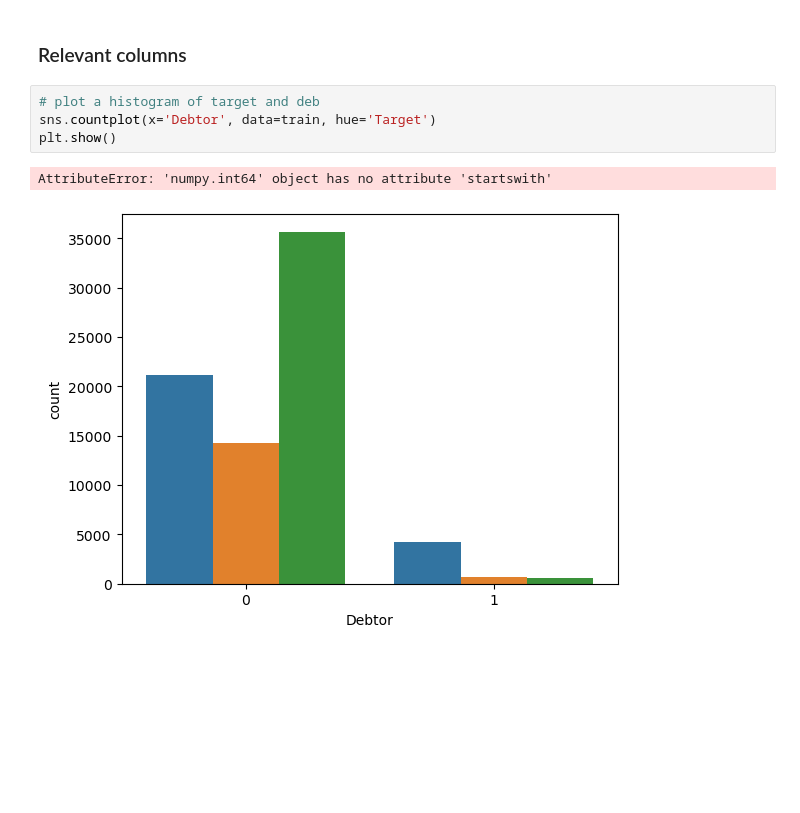
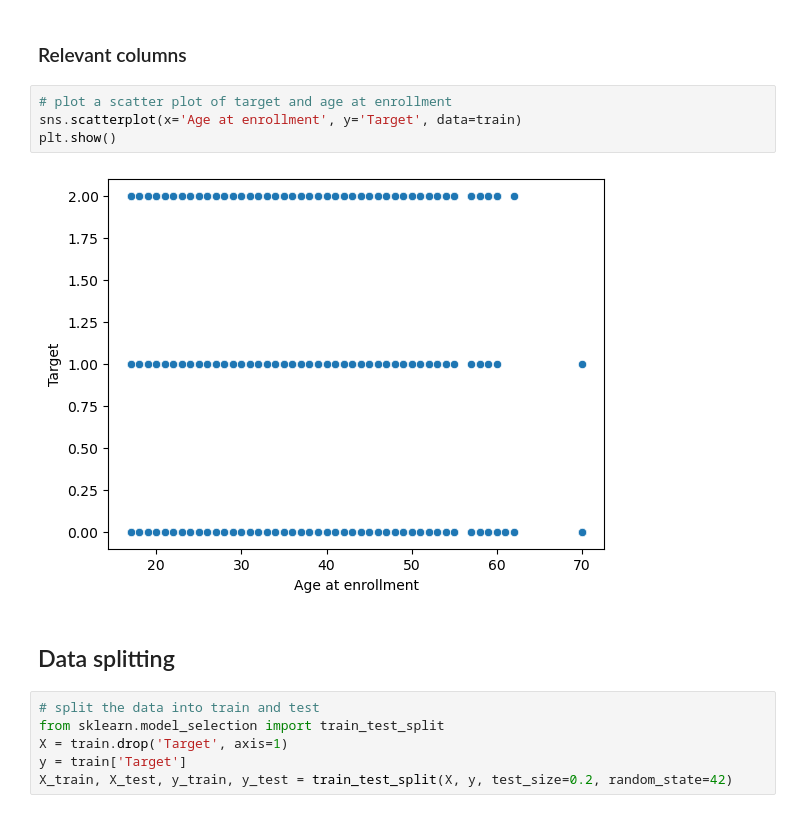
Before and after one commit to VishalyGinny/Data-Science-Projects, a Jupyter notebook: Academic/Academic.ipynb, the cells around one changed output. Cells and saved outputs as stored; diff of their text form; blank space fills up the shorter version.

```diff
--- a/Academic/Academic.ipynb
+++ b/Academic/Academic.ipynb
@@ -168,9 +161,16 @@ plt.show()
 # %% [markdown]
 ### Relevant columns
 # %%
-# plot a histogram of target and deb
-sns.countplot(x='Debtor', data=train, hue='Target')
+# plot a scatter plot of target and age at enrollment
+sns.scatterplot(x='Age at enrollment', y='Target', data=train)
 plt.show()
 # %% [output]
-AttributeError: 'numpy.int64' object has no attribute 'startswith'
-[figure, old version]
+[figure, new version]
+# %% [markdown]
+## Data splitting
+# %%
+# split the data into train and test
+from sklearn.model_selection import train_test_split
+X = train.drop('Target', axis=1)
+y = train['Target']
+X_train, X_test, y_train, y_test = train_test_split(X, y, test_size=0.2, random_state=42)
```
Also changed, not shown: parts of 26 cells of this notebook, 2 other files.
